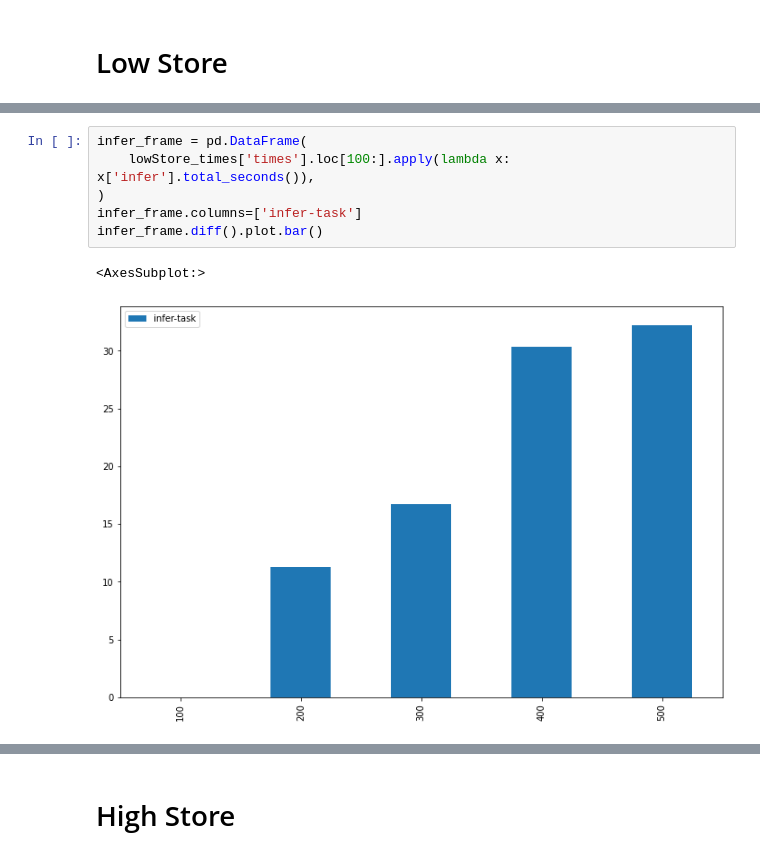
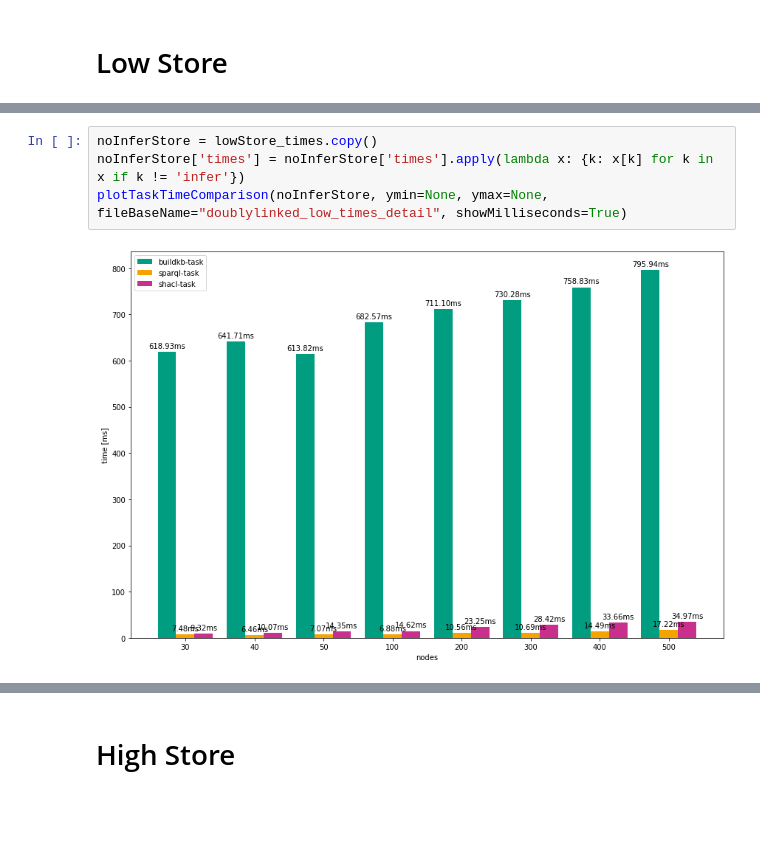
Before and after one commit to ahbnr/SemanticJavaDebugger, a Jupyter notebook: casestudies/performance/notebooks/Performance-DoublyLinked.ipynb, the cells around one changed output, grey strips where cells are left out. Cells and saved outputs as stored; diff of their text form; blank space fills up the shorter version.

```diff
--- a/casestudies/performance/notebooks/Performance-DoublyLinked.ipynb
+++ b/casestudies/performance/notebooks/Performance-DoublyLinked.ipynb
@@ -164,9 +165,6 @@ plotTaskTimeComparison(lowStore_times, ymin=None, ymax=None, fileBaseName="doubl
-# %%
-infer_frame = pd.DataFrame(
-    lowStore_times['times'].loc[100:].apply(lambda x: x['infer'].total_seconds()),
-)
-infer_frame.columns=['infer-task']
-infer_frame.diff().plot.bar()
-# %% [output]
-<AxesSubplot:>
-[figure, removed]
+# %%
+noInferStore = lowStore_times.copy()
+noInferStore['times'] = noInferStore['times'].apply(lambda x: {k: x[k] for k in x if k != 'infer'})
+plotTaskTimeComparison(noInferStore, ymin=None, ymax=None, fileBaseName="doublylinked_low_times_detail", showMilliseconds=True)
+# %% [output]
+[figure, added]
```
Also changed, not shown: parts of 9 cells of this notebook, 31 other files.
